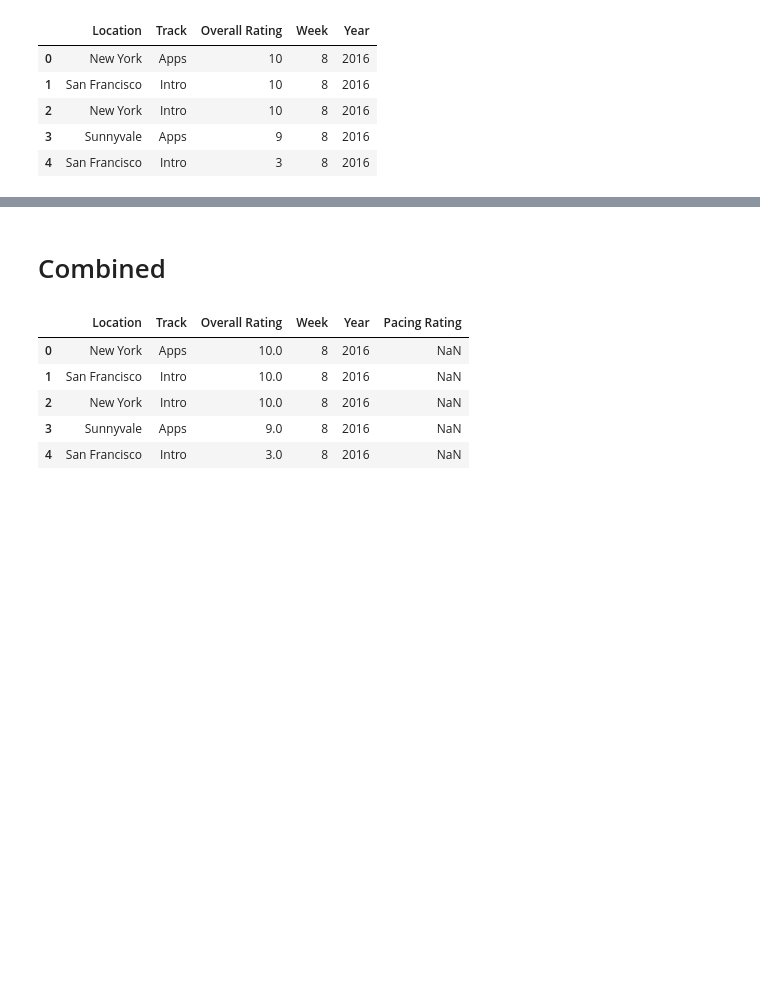
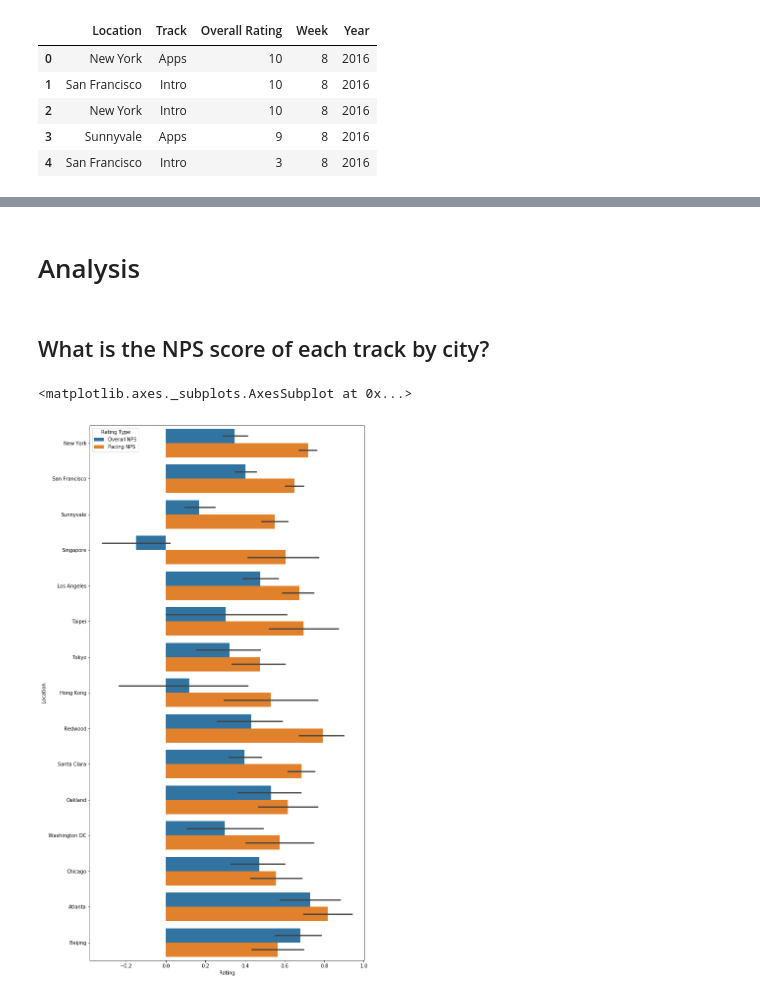
Before and after one commit to DacioRomero/Data-Analysis, a Jupyter notebook: Coursework/Projects/NPS.ipynb, the cells around one changed output, grey strips where cells are left out. Drawn from its saved outputs; the diff is of its cells as text; code cells hidden in the pictures; blank space fills up the shorter version.

Commit message:
Finish NPS analysis

```diff
--- a/Coursework/Projects/NPS.ipynb
+++ b/Coursework/Projects/NPS.ipynb
@@ -77,19 +115,0 @@ for dataset in datasets:
-# %%
-df_2017 = pd.read_csv('../Datasets/SA Feedback Surveys_FINAL/2017/Student Feedback Surveys-Superview.csv')
-
-df_2017['Week'] = df_2017['Week'].apply(lambda x: int(x.split()[-1]))
-df_2017['Track'] = df_2017['Track'].map(standardize_track)
-df_2017['Overall Rating'] = pd.to_numeric(df_2017['Rating (Num)'], errors='coerce')
-df_2017['Pacing Rating'] = df_2017['Schedule Pacing'].map({
-    'Way too slow': 2,
-    'A little too slow': 4,
-    'Just right': 6,
-    'A little too fast': 8,
-    'Way too fast': 10
-})
-df_2017['Year'] = 2017
-ICD.display(df_2017['Schedule Pacing'].unique())
-
-df_2017 = df_2017.drop(['ID', 'Rating (Num)', 'Schedule Pacing'], axis=1)
-
-df_2017.head()
@@ -104,0 +116,15 @@ array(['Just right', 'A little too fast', 'Way too slow',
+# %%
+df = pd.concat([df_2016_week8, *df_2016_anons, df_2017], sort=False)
+df['Location'] = df['Location'].str.replace(' City', '')
+def convert_to_nps(rating):
+    if rating >= 9:
+        return 1
+    elif rating >= 7:
+        return 0
+    elif rating >= 1:
+        return -1
+    else:
+        return np.nan
+df['Overall NPS'] = df['Overall Rating'].map(convert_to_nps)
+df['Pacing NPS'] = df['Pacing Rating'].map({1: -1, 2: 0, 3: 1, 4: 0, 5: -1})
+df.head()
@@ -105,12 +138,2 @@ array(['Just right', 'A little too fast', 'Way too slow',
 # %% [markdown]
-# Combined
+# Analysis
-# %%
-df = pd.concat([df_2016_week8, *df_2016_anons, df_2017], sort=False)
-df.head()
-# %% [output]
-|  | Location | Track | Overall Rating | Week | Year | Pacing Rating |
-| 0 | New York | Apps | 10.0 | 8 | 2016 | NaN |
-| 1 | San Francisco | Intro | 10.0 | 8 | 2016 | NaN |
-| 2 | New York | Intro | 10.0 | 8 | 2016 | NaN |
-| 3 | Sunnyvale | Apps | 9.0 | 8 | 2016 | NaN |
-| 4 | San Francisco | Intro | 3.0 | 8 | 2016 | NaN |
@@ -116,0 +143,11 @@ df.head()
+# %% [markdown]
+## What is the NPS score of each track by city?
+# %%
+plt.figure(figsize=(10,20))
+data = pd.melt(df, id_vars=['Location', 'Track'],
+               value_vars=['Overall NPS', 'Pacing NPS'],
+              value_name='Rating', var_name='Rating Type')
+sns.barplot(x='Rating', hue='Rating Type', y='Location', data=data)
+# %% [output]
+<matplotlib.axes._subplots.AxesSubplot at 0x...>
+[figure, added]
```
Also changed, not shown: parts of 25 cells of this notebook.
